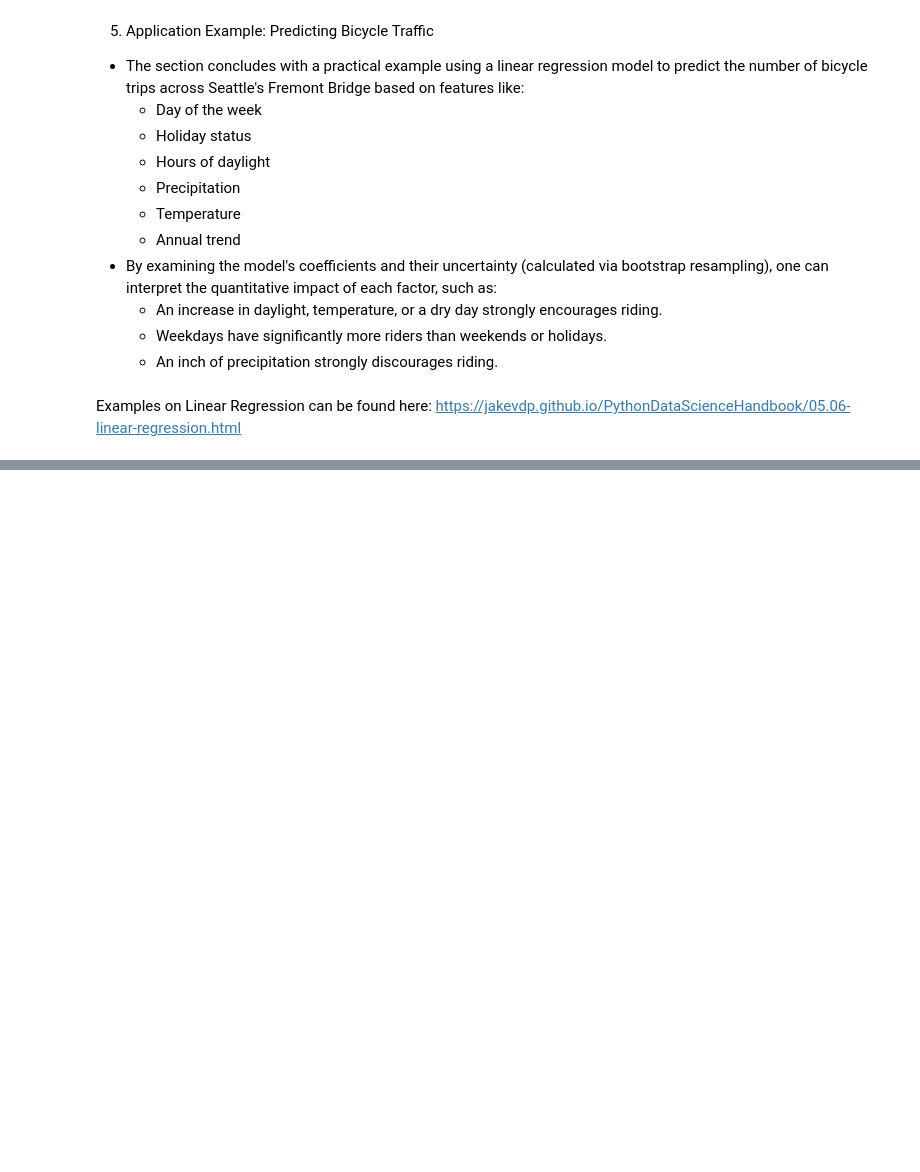
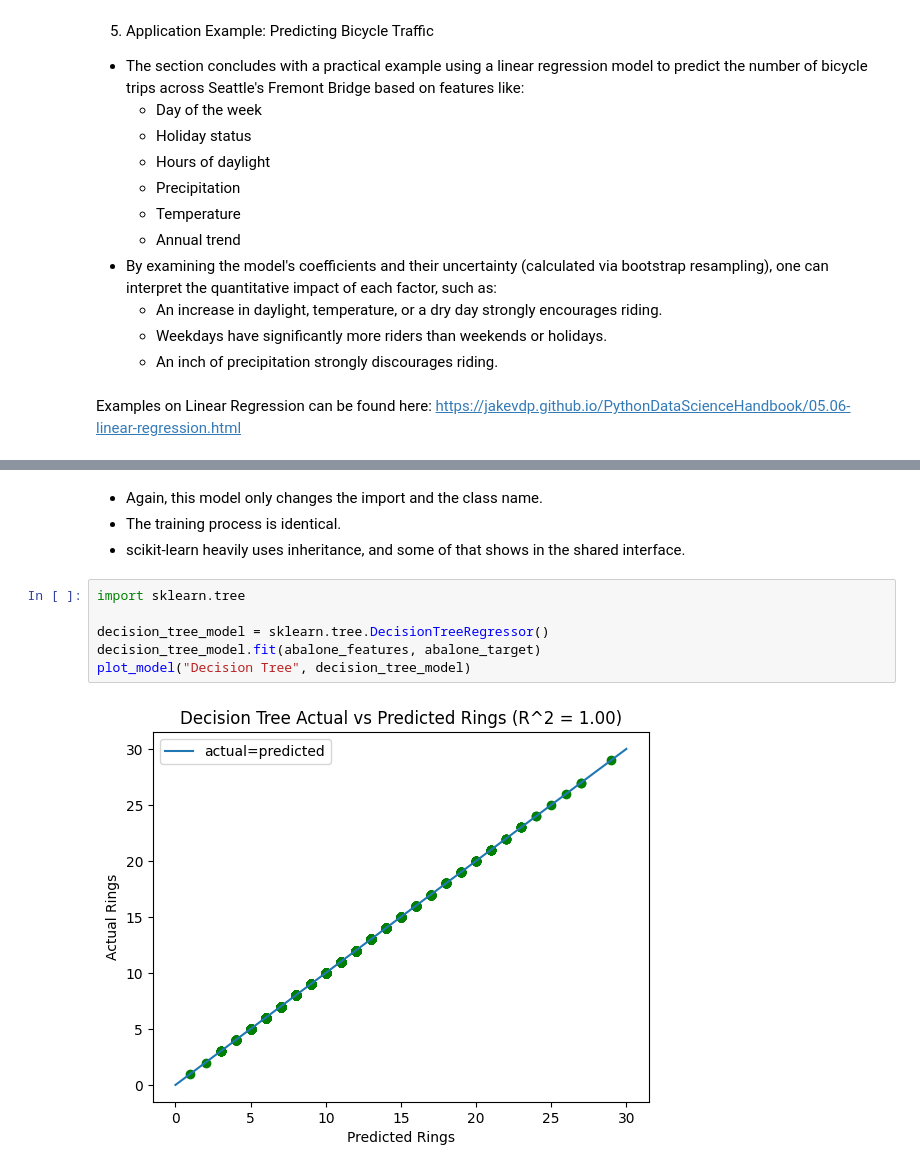
Before and after one commit to kaylamwong/Week-11-Exploratory-Data-Analysis-, a Jupyter notebook: Build a Model Fast (Introduction to Scikit-learn).ipynb, the cells around one changed output, grey strips where cells are left out. Saved outputs shown, nothing was run; the diff lists cells and outputs as text; blank space fills up the shorter version.

```diff
--- a/Build a Model Fast (Introduction to Scikit-learn).ipynb
+++ b/Build a Model Fast (Introduction to Scikit-learn).ipynb
@@ -296,0 +513,12 @@ Regression in Scikit- Learn
+# %% [markdown]
+- Again, this model only changes the import and the class name.
+- The training process is identical.
+- scikit-learn heavily uses inheritance, and some of that shows in the shared interface.
+# %%
+import sklearn.tree
+
+decision_tree_model = sklearn.tree.DecisionTreeRegressor()
+decision_tree_model.fit(abalone_features, abalone_target)
+plot_model("Decision Tree", decision_tree_model)
+# %% [output]
+[figure, added]
```
Also changed, not shown: parts of 41 cells of this notebook.
